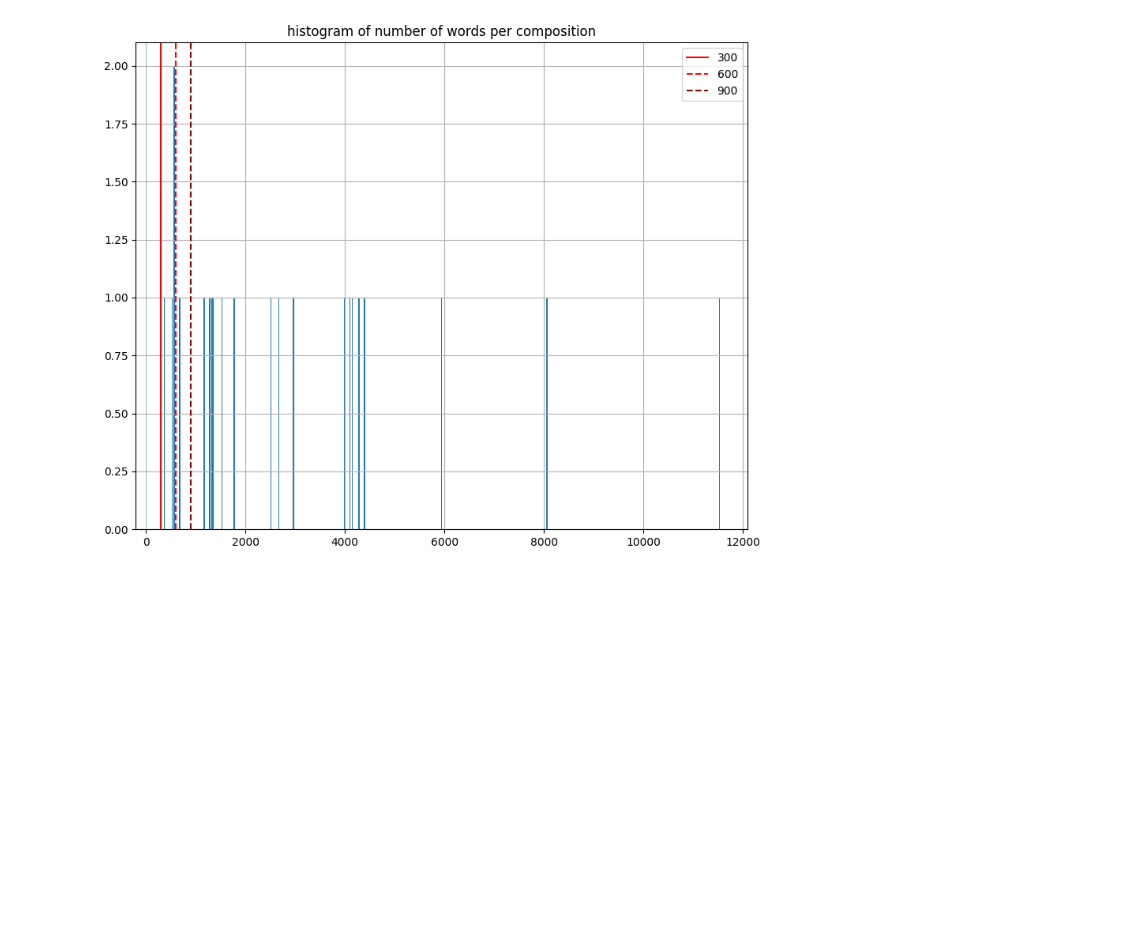
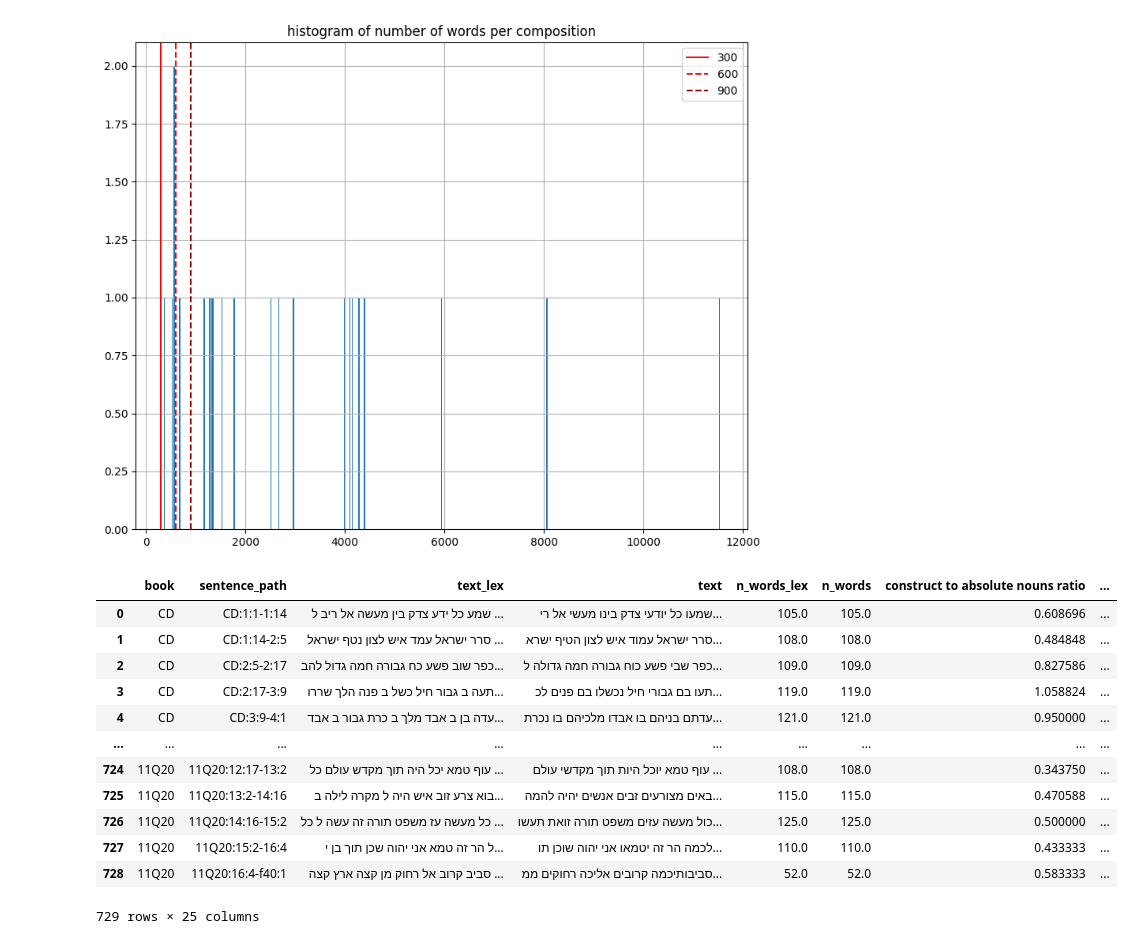
Before and after one commit to yonatanlou/QumranNLP, a Jupyter notebook: notebooks/1.1-select_best_chunk_size.ipynb, the cells around one changed output. Drawn from its saved outputs; the diff is of its cells as text; code cells hidden in the pictures; blank space fills up the shorter version.

```diff
--- a/notebooks/1.1-select_best_chunk_size.ipynb
+++ b/notebooks/1.1-select_best_chunk_size.ipynb
@@ -328,3 +328,21 @@ plt.legend()
 # %% [output]
 <matplotlib.legend.Legend at 0x...>
 [figure]
+# %%
+import pandas as pd
+df = pd.read_csv("/Users/yonatanlou/dev/QumranNLP/experiments/pre_processing/WEAK_MFW_20/filtered_WEAK_MFW_20.csv")
+df
+# %% [output]
+|  | book | sentence_path | text_lex | text | n_words_lex | n_words | construct to absolute nouns ratio | ... |
+| 0 | CD | CD:1:1-1:14 | שמע כל ידע צדק בין מעשה אל ריב ל ... | שמעו כל יודעי צדק בינו מעשי אל רי... | 105.0 | 105.0 | 0.608696 | ... |
+| 1 | CD | CD:1:14-2:5 | סרר ישראל עמד איש לצון נטף ישראל ... | סרר ישראל עמוד איש לצון הטיף ישרא... | 108.0 | 108.0 | 0.484848 | ... |
+| 2 | CD | CD:2:5-2:17 | כפר שוב פשע כח גבורה חמה גדול להב... | כפר שבי פשע כוח גבורה חמה גדולה ל... | 109.0 | 109.0 | 0.827586 | ... |
+| 3 | CD | CD:2:17-3:9 | תעה ב גבור חיל כשל ב פנה הלך שררו... | תעו בם גבורי חיל נכשלו בם פנים לכ... | 119.0 | 119.0 | 1.058824 | ... |
+| 4 | CD | CD:3:9-4:1 | עדה בן ב אבד מלך ב כרת גבור ב אבד... | עדתם בניהם בו אבדו מלכיהם בו נכרת... | 121.0 | 121.0 | 0.950000 | ... |
+| ... | ... | ... | ... | ... | ... | ... | ... | ... |
+| 724 | 11Q20 | 11Q20:12:17-13:2 | עוף טמא יכל היה תוך מקדש עולם כל ... | עוף טמא יוכל היות תוך מקדשי עולם ... | 108.0 | 108.0 | 0.343750 | ... |
+| 725 | 11Q20 | 11Q20:13:2-14:16 | בוא צרע זוב איש היה ל מקרה לילה ב... | באים מצורעים זבים אנשים יהיה להמה... | 115.0 | 115.0 | 0.470588 | ... |
+| 726 | 11Q20 | 11Q20:14:16-15:2 | כל מעשה עז משפט תורה זה עשה ל כל ... | כול מעשה עזים משפט תורה זואת תעשו... | 125.0 | 125.0 | 0.500000 | ... |
+| 727 | 11Q20 | 11Q20:15:2-16:4 | ל הר זה טמא אני יהוה שכן תוך בן י... | לכמה הר זה יטמאו אני יהוה שוכן תו... | 110.0 | 110.0 | 0.433333 | ... |
+| 728 | 11Q20 | 11Q20:16:4-f40:1 | סביב קרוב אל רחוק מן קצה ארץ קצה ... | סביבותיכמה קרובים אליכה רחוקים ממ... | 52.0 | 52.0 | 0.583333 | ... |
+729 rows × 25 columns
```
Also changed, not shown: 10 other files.
